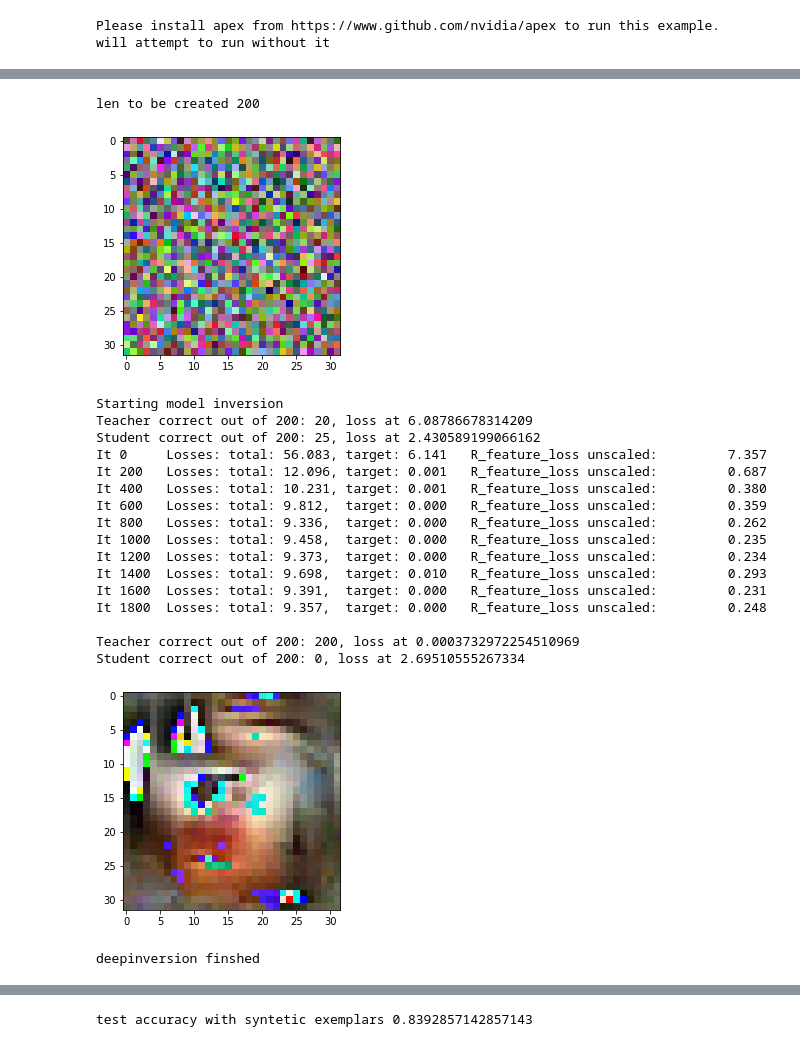
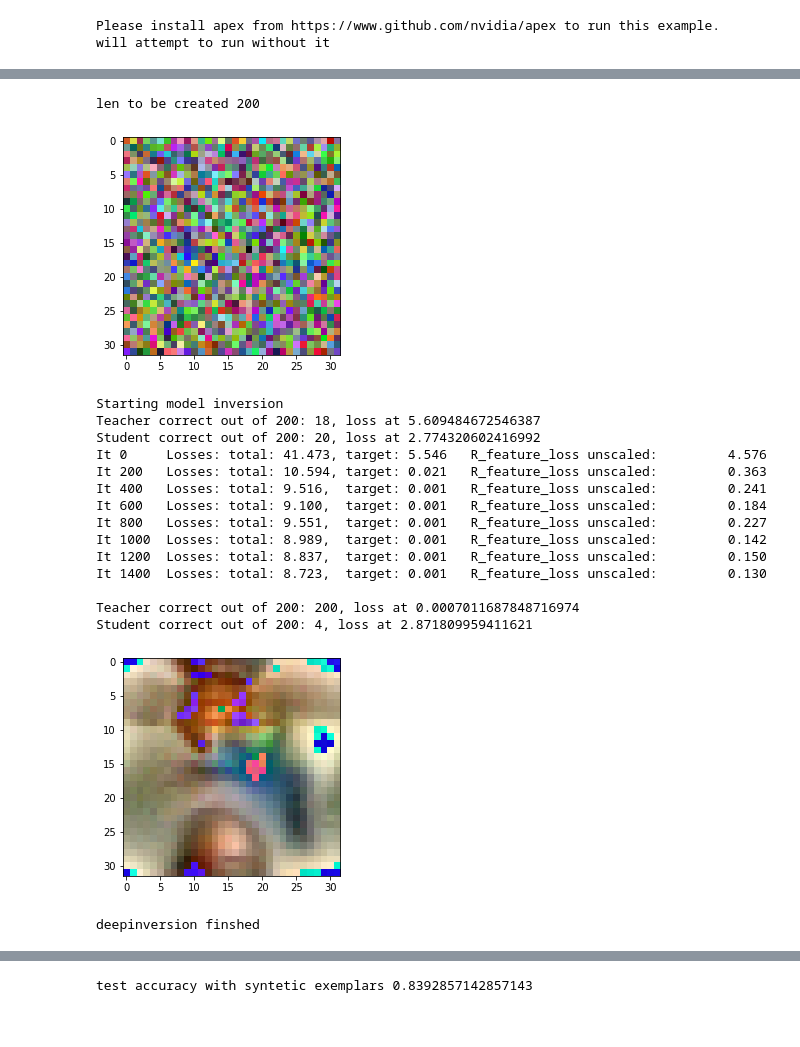
Before and after one commit to alessandronicolini/Incremental-Learning, a Jupyter notebook: Immagini_sintetiche_integrate_nell'allenamento.ipynb, the cells around one changed output, grey strips where cells are left out. Cells and saved outputs as stored; diff of their text form; code cells hidden in the pictures.

```diff
--- a/Immagini_sintetiche_integrate_nell'allenamento.ipynb
+++ b/Immagini_sintetiche_integrate_nell'allenamento.ipynb
@@ -1178,8 +1210,8 @@ from resnet import resnet50, resnet18, resnet34
 trials = resnet34(pretrained = True).to('cuda')
 # %%
 #QUI FACCIO FINETUINING SULLA NUOVA RETE, CON LE MIE CLASSI
-
-train_dataset = Subset(ilCIFAR100(10, 203, train = 'train'), ilCIFAR100(10, 203, train = 'train').get_batch_indexes()[0])
+# ORA STO USANDO LE IMMAGINI PRESE DALL'EXEMPLARS SET PER VEDERE SE HO MIGLIORAMENTI
+train_dataset = Subset(ilCIFAR100(10, 203, train = 'exemplars'), ilCIFAR100(10, 203, train = 'train').get_batch_indexes()[0])
 test_dataset = Subset(ilCIFAR100(10, 203, train = 'test'), ilCIFAR100(10, 203, train = 'test').get_batch_indexes()[0])
 train_loader = DataLoader(train_dataset, batch_size=128, shuffle=True, num_workers=4, drop_last=True)
 test_loader = DataLoader(test_dataset, batch_size=128, shuffle=True, num_workers=4, drop_last=True)
@@ -1187,8 +1219,8 @@ diz = ilCIFAR100(10, 203, train = 'train').get_dict()
 
 
 # Prepare Training
-optimizer = optim.SGD(trials.parameters(), lr=0.02, momentum=0.9, weight_decay= 1e-5)
-scheduler = optim.lr_scheduler.MultiStepLR(optimizer, milestones=[10,20], gamma=0.2)
+optimizer = optim.SGD(trials.parameters(), lr=0.008, momentum=0.9, weight_decay= 1e-5)
+scheduler = optim.lr_scheduler.MultiStepLR(optimizer, milestones=[14,24], gamma=0.2)
 criterion = nn.BCEWithLogitsLoss()
 trials.eval()
 total = 0.0
@@ -1207,7 +1239,7 @@ print('test accuracy before finetuning', acc)
 
 
 trials.train()
-for epoch in tqdm(range(25)):
+for epoch in tqdm(range(30)):
   tot_loss = 0.0
   for _, inputs, labels in train_loader:
     inputs = inputs.float().to('cuda')
@@ -1258,49 +1308,47 @@ number_of_images_created = 200
 #net_teacher = resnet32(num_classes=10).to('cuda')
 #net_teacher.load_state_dict(teacher.state_dict())
 #net_teacher.eval()
 
 #net_student = resnet32(num_classes=10).to('cuda')
 net_student = resnet18().to('cuda')
 
 trials.eval()
 
 inputs = torch.randn((number_of_images_created, 3, 32, 32), requires_grad=True, device='cuda', dtype=torch.float)
 train_writer = None  # tensorboard writter
 global_iteration = 0
 di_lr = 0.05
 optimizer_di = optim.Adam([inputs], lr=di_lr)
 plt.imshow(tensor2im(inputs[0]))
 plt.show()
 print("Starting model inversion")
 batch_idx = 0
-inputs = get_images(net=trials, bs=len(labels_of_modified), epochs=2000, idx=batch_idx,
+inputs = get_images(net=trials, bs=len(labels_of_modified), epochs=1500, idx=batch_idx,
                   net_student=net_student, competitive_scale=10.0, l2_coeff = 3e-8, bn_reg_scale = 5.0,
                   train_writer=train_writer, use_amp=False,
                   optimizer=optimizer_di, inputs=inputs,
                   var_scale=0.001, labels=labels_of_modified) #2.5e-5
 trials.eval()
 plt.imshow(tensor2im(inputs[0]))
 plt.show()
 print('deepinversion finshed')
 # %% [output]
 len to be created 200
-[figure, old version]
+[figure, new version]
 Starting model inversion
-Teacher correct out of 200: 20, loss at 6.08786678314209
-Student correct out of 200: 25, loss at 2.430589199066162
-It 0     Losses: total: 56.083, target: 6.141   R_feature_loss unscaled:         7.357
-It 200   Losses: total: 12.096, target: 0.001   R_feature_loss unscaled:         0.687
-It 400   Losses: total: 10.231, target: 0.001   R_feature_loss unscaled:         0.380
-It 600   Losses: total: 9.812,  target: 0.000   R_feature_loss unscaled:         0.359
-It 800   Losses: total: 9.336,  target: 0.000   R_feature_loss unscaled:         0.262
-It 1000  Losses: total: 9.458,  target: 0.000   R_feature_loss unscaled:         0.235
-It 1200  Losses: total: 9.373,  target: 0.000   R_feature_loss unscaled:         0.234
-It 1400  Losses: total: 9.698,  target: 0.010   R_feature_loss unscaled:         0.293
-It 1600  Losses: total: 9.391,  target: 0.000   R_feature_loss unscaled:         0.231
-It 1800  Losses: total: 9.357,  target: 0.000   R_feature_loss unscaled:         0.248
+Teacher correct out of 200: 18, loss at 5.609484672546387
+Student correct out of 200: 20, loss at 2.774320602416992
+It 0     Losses: total: 41.473, target: 5.546   R_feature_loss unscaled:         4.576
+It 200   Losses: total: 10.594, target: 0.021   R_feature_loss unscaled:         0.363
+It 400   Losses: total: 9.516,  target: 0.001   R_feature_loss unscaled:         0.241
+It 600   Losses: total: 9.100,  target: 0.001   R_feature_loss unscaled:         0.184
+It 800   Losses: total: 9.551,  target: 0.001   R_feature_loss unscaled:         0.227
+It 1000  Losses: total: 8.989,  target: 0.001   R_feature_loss unscaled:         0.142
+It 1200  Losses: total: 8.837,  target: 0.001   R_feature_loss unscaled:         0.150
+It 1400  Losses: total: 8.723,  target: 0.001   R_feature_loss unscaled:         0.130
 
-Teacher correct out of 200: 200, loss at 0.0003732972254510969
-Student correct out of 200: 0, loss at 2.69510555267334
+Teacher correct out of 200: 200, loss at 0.0007011687848716974
+Student correct out of 200: 4, loss at 2.871809959411621
-[figure, old version]
+[figure, new version]
 deepinversion finshed
 # %%
```
Also changed, not shown: parts of 11 cells of this notebook.
